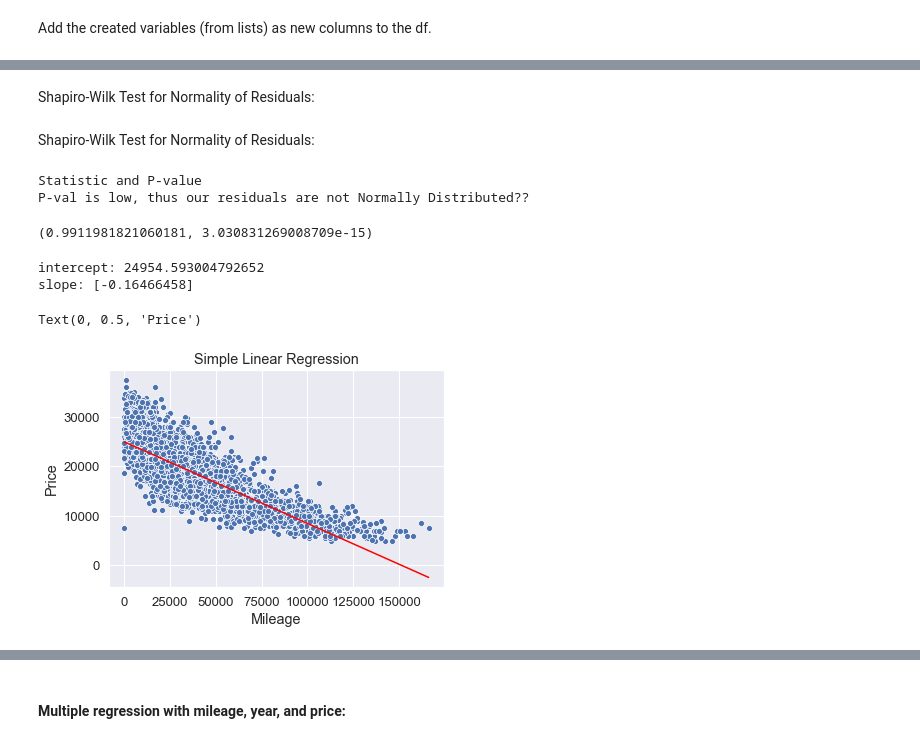
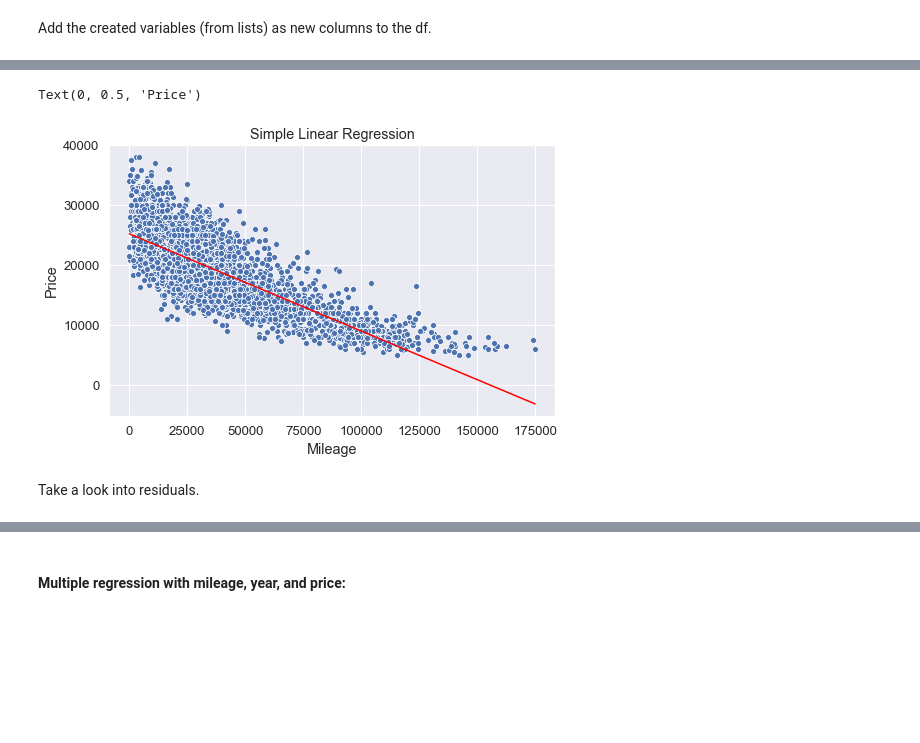
Before and after one commit to pcraw12/Cars.com_Web_Scraper, a Jupyter notebook: Cars Web Scraping.ipynb, the cells around one changed output, grey strips where cells are left out. Cells and saved outputs as stored; diff of their text form; code cells hidden in the pictures; blank space fills up the shorter version.

```diff
--- a/Cars Web Scraping.ipynb
+++ b/Cars Web Scraping.ipynb
@@ -210,37 +248,26 @@ Text(55.415375652777755, 0.5, 'Price')
 # %%
-sns.set(font_scale = 1.4)
-f, [ax1, ax2, ax3, ax4, ax5] = plt.subplots(1, 5, figsize=(15, 5), sharey = True)
+sns.set(font_scale = 1)
+f, [ax1, ax2, ax3, ax4, ax5] = plt.subplots(5, 1, figsize=(5, 9), sharex = True)
 sns.set_palette(sns.color_palette("Blues_d", n_colors = 16))
 
 # Interior color
-sns.boxplot(x = df['extColor'], y = df['price'], ax = ax1, order = df['extColor'].value_counts().index)
+sns.boxplot(y = df['extColor'], x = df['price'], ax = ax1, order = df['extColor'].value_counts().index)
 ax1.set(xlabel = None)
-ax1.set(xticklabels = [])
-ax1.set(ylabel = 'Price')
 
 # Exterior color
-sns.boxplot(x = df['intColor'], y = df['price'], ax = ax2, order = df['intColor'].value_counts().index)
-ax2.set(xticklabels = [])
+sns.boxplot(y = df['intColor'], x = df['price'], ax = ax2, order = df['intColor'].value_counts().index)
 ax2.set(xlabel = None)
-ax2.set(ylabel = None)
 
 # Type
-sns.boxplot(x = df['type'], y = df['price'], ax = ax3, order = df['type'].value_counts().index)
-ax3.set(xticklabels = [])
+sns.boxplot(y = df['type'], x = df['price'], ax = ax3, order = df['type'].value_counts().index)
 ax3.set(xlabel = None)
-ax3.set(ylabel = None)
 
 # Transmission
-sns.boxplot(x = df['transmission'], y = df['price'], ax = ax4)
-ax4.set(xticklabels = [])
+sns.boxplot(y = df['transmission'], x = df['price'], ax = ax4)
 ax4.set(xlabel = None)
-ax4.set(ylabel = None)
 
 # Drivetrain
-sns.boxplot(x = df['drivetrain'], y = df['price'], ax = ax5)
-ax5.set(xticklabels = [])
-ax5.set(xlabel = None)
-ax5.set(ylabel = None)
+sns.boxplot(y = df['drivetrain'], x = df['price'], ax = ax5)
 
 plt.tight_layout()
 plt.savefig("qual_vars1.png", dpi=300)
@@ -307 +295,3 @@ import statsmodels as sm
+# %%
+X_train1, X_test1, Y_train1, Y_test1 = train_test_split(df['mileage'], df['price'], test_size = 0.2, random_state = 0)
 # %% [markdown]
@@ -308,0 +299,6 @@ import statsmodels as sm
+# %%
+SLR_model = LinearRegression()
+miles = X_train1.to_numpy()
+SLR_model.fit(miles.reshape(-1,1), Y_train1)
+print('intercept:', SLR_model.intercept_)
+print('slope:', SLR_model.coef_)
@@ -326,32 +315,11 @@ abline(1, 0)
-# %% [markdown]
-Shapiro-Wilk Test for Normality of Residuals:
-# %% [markdown]
-Shapiro-Wilk Test for Normality of Residuals:
-# %%
-print('Statistic and P-value')
-print('P-val is low, thus our residuals are not Normally Distributed??')
-stats.shapiro(df['price'] - ypred)
-# %% [output]
-Statistic and P-value
-P-val is low, thus our residuals are not Normally Distributed??
-(0.9911981821060181, 3.030831269008709e-15)
-# %%
-model = LinearRegression()
-miles = df['mileage'].to_numpy()
-model.fit(miles.reshape(-1,1), df['price'])
-print('intercept:', model.intercept_)
-print('slope:', model.coef_)
-# %% [output]
-intercept: 24954.593004792652
-slope: [-0.16466458]
 # %%
-#figure(figsize=(10, 7))
-model_pred = model.predict(miles.reshape(-1,1))
+figure(figsize=(8, 5))
+model_pred = SLR_model.predict(miles.reshape(-1,1))
 sns.scatterplot(df['mileage'], df['price'])
 sns.lineplot(miles, model_pred, color = "red")
 plt.title("Simple Linear Regression")
 plt.xlabel("Mileage")
 plt.ylabel("Price")
 # %% [output]
 Text(0, 0.5, 'Price')
-[figure, old version]
+[figure, new version]
@@ -360,0 +326,2 @@ resids['mileage'] = df['mileage']
+# %% [markdown]
+Take a look into residuals.
```
Also changed, not shown: parts of 64 cells of this notebook.
